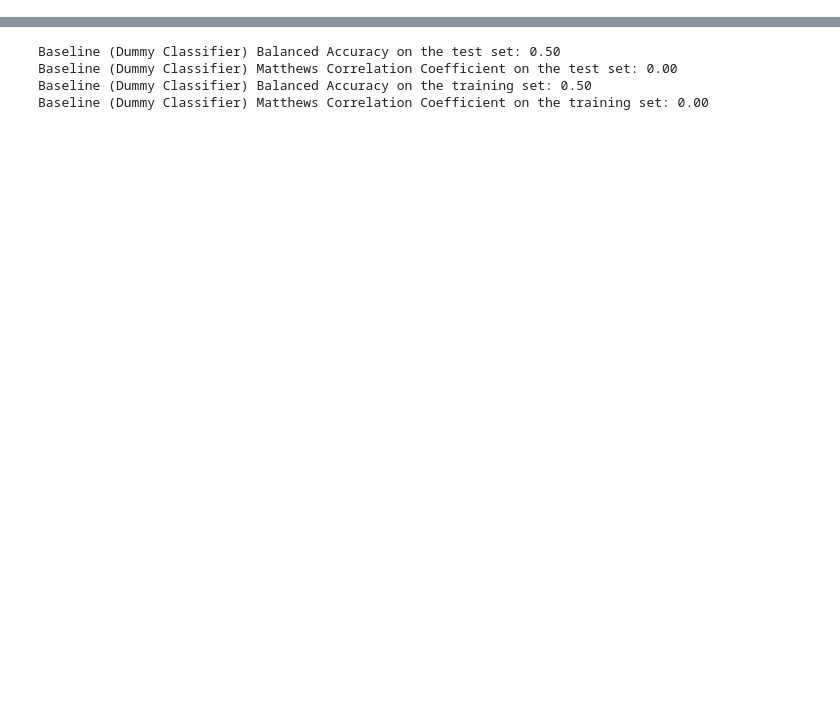
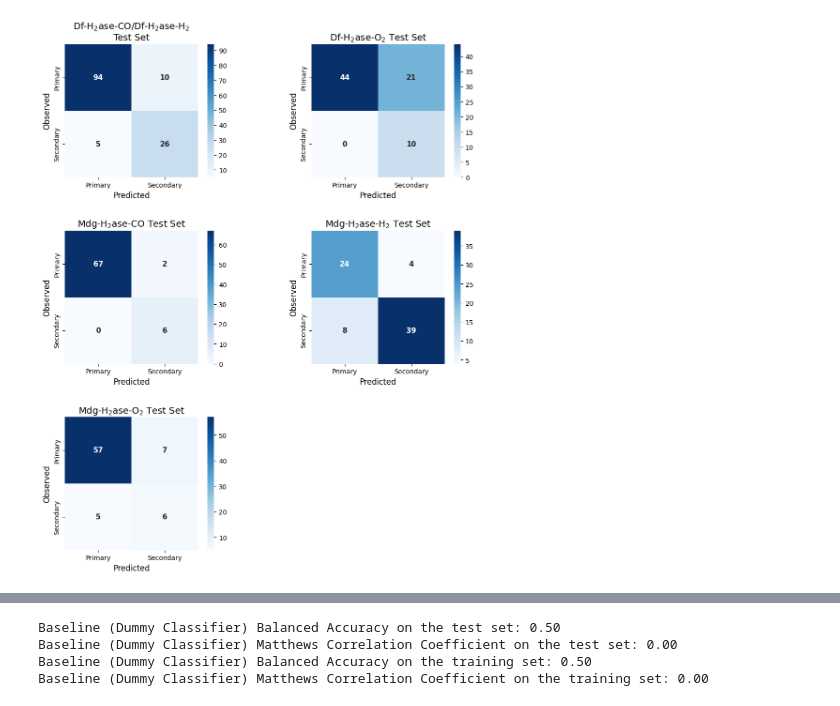
Before and after one commit to FarzinSohraby/PathInHydro, a Jupyter notebook: Training_Test_Binary_Model.ipynb, the cells around one changed output, grey strips where cells are left out. Saved outputs shown, nothing was run; the diff lists cells and outputs as text; code cells hidden in the pictures; blank space fills up the shorter version.

```diff
--- a/Training_Test_Binary_Model.ipynb
+++ b/Training_Test_Binary_Model.ipynb
@@ -136 +184,29 @@ plt.show()
+# %%
+fig, axes = plt.subplots(nrows=3, ncols=2, figsize=(12, 14))
+
+fig.delaxes(axes[2, 1])
+
+k = 0
+for i, j in np.ndindex(axes.shape):
+    ax = axes[i, j]
+
+    if k + 2 < len(results_df) and k + 2 < len(ds_names_formatted) and (i, j) != (2, 1):
+        plot_heatmap(results_df.iloc[k + 2, -1], ['Primary', 'Secondary'], ds_names_formatted[k + 2],
+                     ax, adjust_yticks=True)
+        k += 1
+    else:
+        continue
+
+for ax in axes.flat:
+    if ax is not None:
+        ax.set_aspect('equal')
+        ax.set_position(ax.get_position().translated(0, 0.05))
+        ax.set_position(ax.get_position().shrunk(0.95, 0.95))
+
+
+plt.subplots_adjust(wspace=0.3, hspace=0.4)
+#plt.savefig(file_path+'CM-Binary.jpg', dpi=600, format='jpg')
+plt.show()
+# %% [output]
+[figure, added]
 # %%
```
Also changed, not shown: parts of 15 cells of this notebook, 1 other file.
